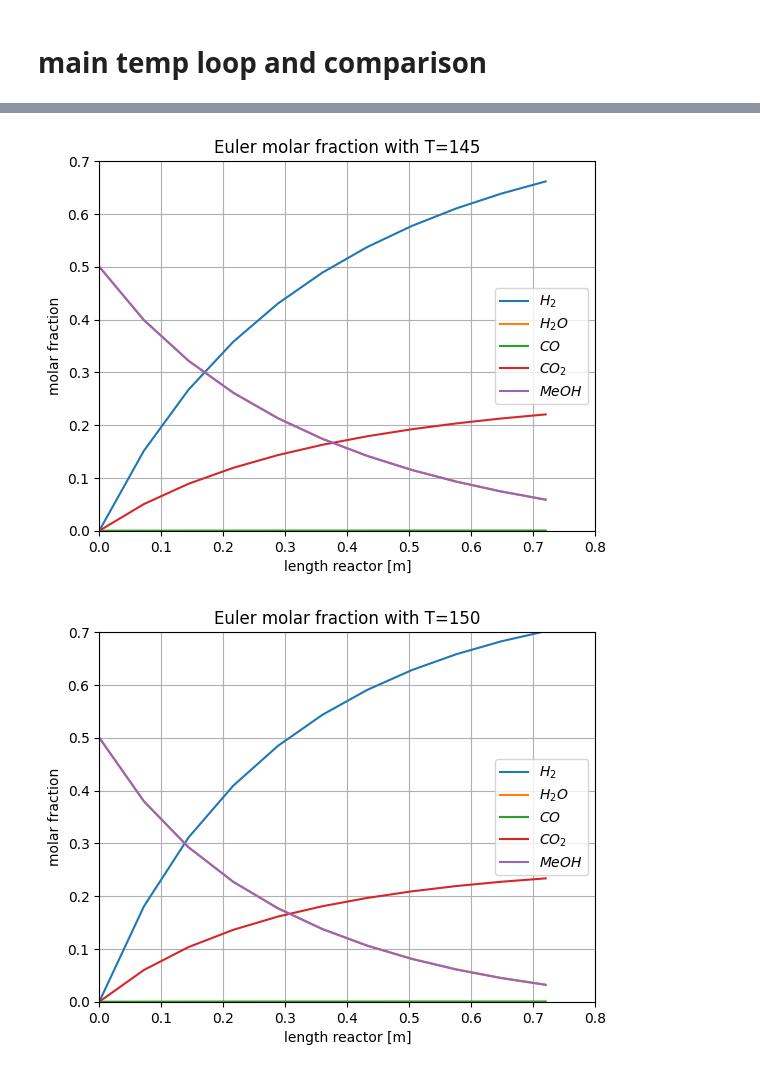
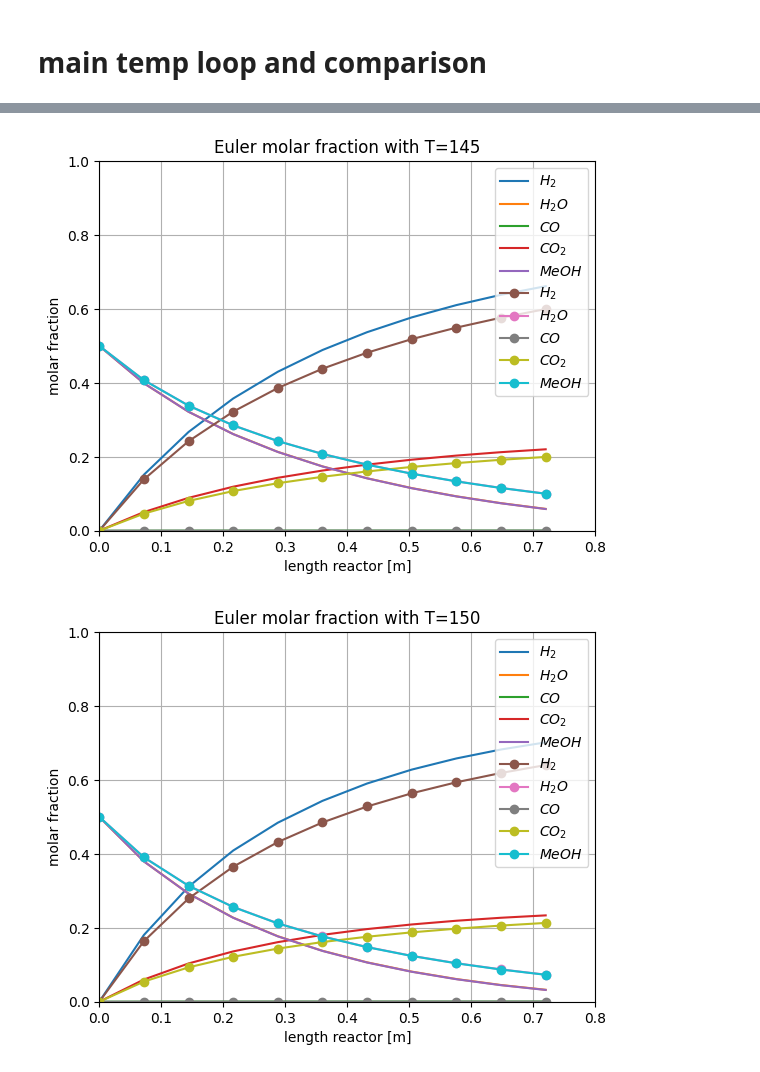
Before and after one commit to DanielGreiner/Masterarbeit, a Jupyter notebook: Model_reactor_1D_steady_state_isothermal.ipynb, the cells around one changed output, grey strips where cells are left out. Cells and saved outputs as stored; diff of their text form; code cells hidden in the pictures.

Commit message:
Uploaded Aspen results als xlsx, added comparison to aspen model using pandas to extract data

```diff
--- a/Model_reactor_1D_steady_state_isothermal.ipynb
+++ b/Model_reactor_1D_steady_state_isothermal.ipynb
@@ -333,17 +357,13 @@ Text(0, 0.5, 'molar fraction')
 contains main function to call all other relevant functions and set temperature and reaction index
 '''
 
-Temp_min = 140                                                            # minimum temperature boundary [°C]
-Temp_max = 170                                                            # maximum temperature boundary [°C]
+T_min = AspenStartingTemp + 273                                                    # minimum temperature boundary [K]
+T_max = AspenEndTemp + 273                                                    # maximum temperature boundary [K]
+T_stepsize = diff                                                            # temperature change per loop iteration [K]
+temperature_arr = np.arange(0, AspenPoints)*T_stepsize + T_min               # sets temperature array to be examined
+pEulTemps = np.zeros([AspenPoints, len(m_cat_span), len(IC)])
 
-T_min = Temp_min + 273                                                    # minimum temperature boundary [K]
-T_max = Temp_max + 273                                                    # maximum temperature boundary [K]
-T_stepsize = 5                                                            # temperature change per loop iteration [K]
-T_points = int((T_max - T_min ) / T_stepsize + 1)                         # number of array points pointing to temperatures
-temperature_arr = np.arange(0, T_points)*T_stepsize + T_min               # sets temperature array to be examined
-pEulTemps = np.zeros([T_points, len(m_cat_span), len(IC)])
-
-for i in range (T_points):
+for i in range (AspenPoints):
   T = temperature_arr [i]                                                 # reactor temperature [K]
   VFlow = n_Flow_total*R*T/(p_in * np.power(10, 5, dtype = float))        # volumetric flowrate [m^3 h^-1]
   pEulTemps [i, :, :] = EulFun(IC, T, VFlow)
@@ -359,7 +379,7 @@ for i in range (T_points):
 # %%
 # @title main temp loop plots
 
-for i in range (T_points):
+for i in range (AspenPoints):
   plt.figure(i)
   t = temperature_arr[i]-273
   plt.plot(pEulTemps[i, :, 5], pEulTemps[i, :, 0], label='$H_2$')
@@ -367,8 +387,13 @@ for i in range (T_points):
   plt.plot(pEulTemps[i, :, 5], pEulTemps[i, :, 2], label='$CO$')
   plt.plot(pEulTemps[i, :, 5], pEulTemps[i, :, 3], label='$CO_2$')
   plt.plot(pEulTemps[i, :, 5], pEulTemps[i, :, 4], label='$MeOH$')
+  plt.plot(AspenResults[i, :, 5], AspenResults[i, :, 0], label='$H_2$', marker='o')
+  plt.plot(AspenResults[i, :, 5], AspenResults[i, :, 1], label='$H_2O$', marker='o')
+  plt.plot(AspenResults[i, :, 5], AspenResults[i, :, 2], label='$CO$', marker='o')
+  plt.plot(AspenResults[i, :, 5], AspenResults[i, :, 3], label='$CO_2$', marker='o')
+  plt.plot(AspenResults[i, :, 5], AspenResults[i, :, 4], label='$MeOH$', marker='o')
   plt.title('Euler molar fraction with T=%i' %t)
-  plt.axis((0, 0.800, 0, 0.7))
+  plt.axis((0, 0.800, 0, 1))
   plt.legend(loc='best')
   plt.grid()
   plt.xlabel("length reactor [m]")
@@ -378,2 +403,2 @@ for i in range (T_points):
-[figure, old version]
+[figure, new version]
-[figure, old version]
+[figure, new version]
```
Also changed, not shown: parts of 3 cells of this notebook.
